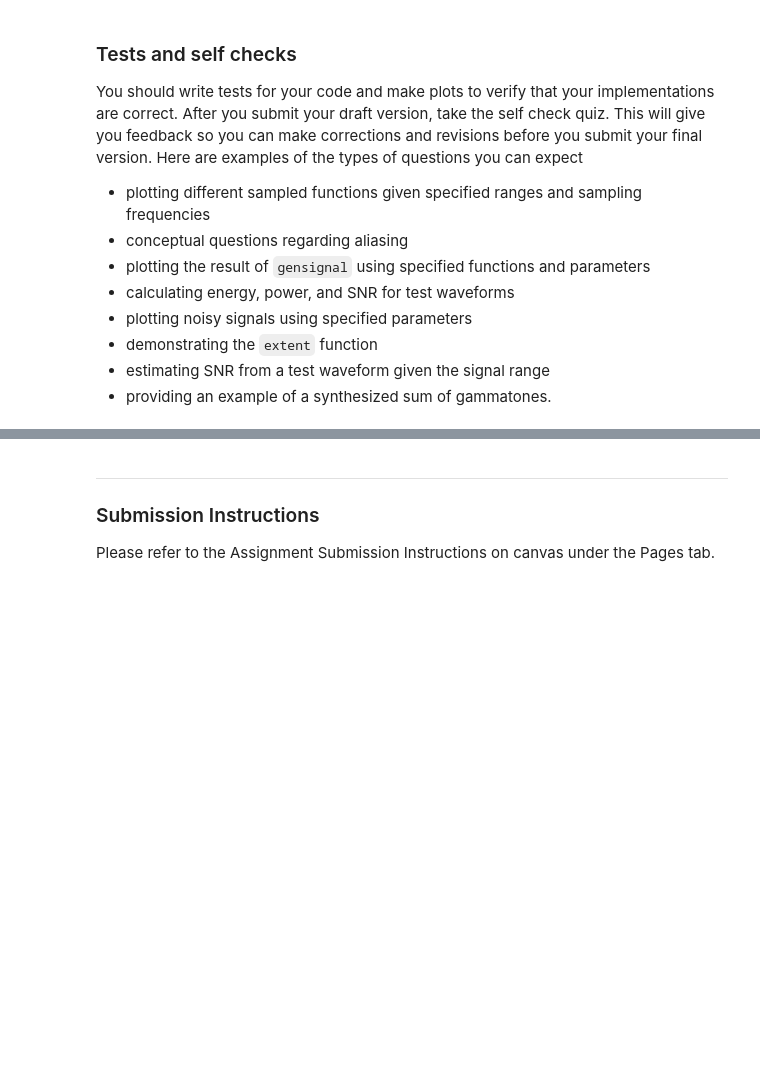
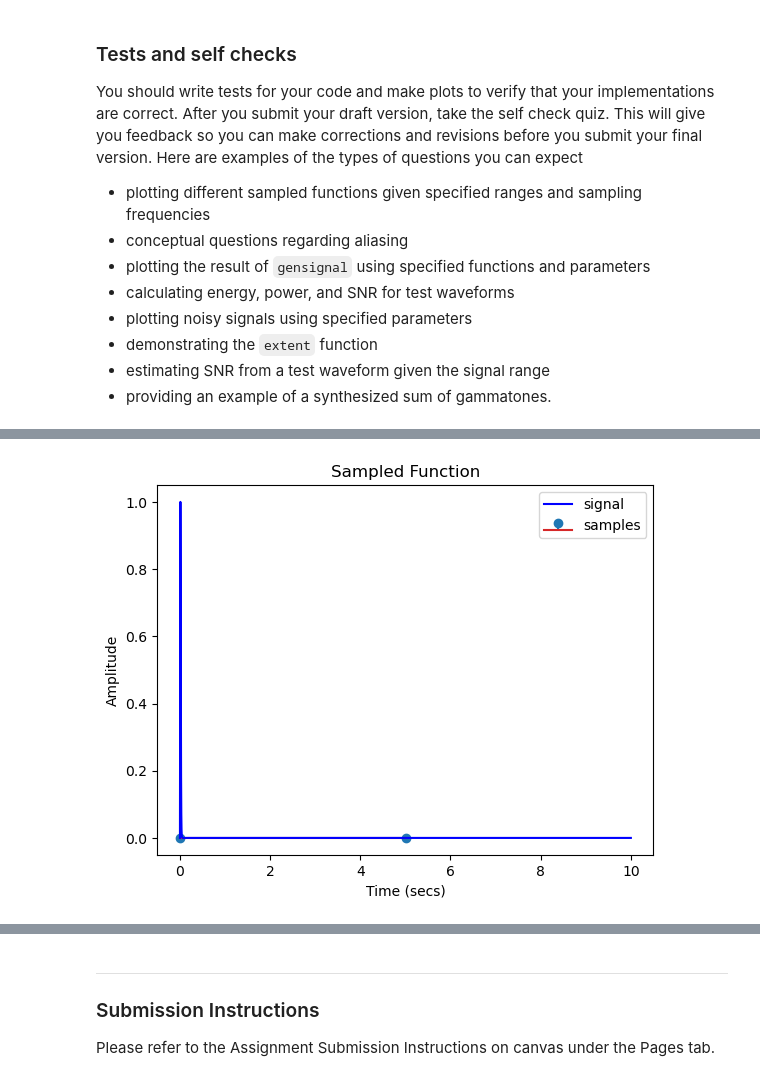
Before and after one commit to sakinkirti/CSDS364, a Jupyter notebook: A3a/A3a_sak207.ipynb, the cells around one changed output, grey strips where cells are left out. Saved outputs shown, nothing was run; the diff lists cells and outputs as text; code cells hidden in the pictures; blank space fills up the shorter version.

```diff
--- a/A3a/A3a_sak207.ipynb
+++ b/A3a/A3a_sak207.ipynb
@@ -466,0 +472,5 @@ You should write tests for your code and make plots to verify that your implemen
+# %%
+# Q2 - Insert a plot of a 200 Hz gammatone sampled at 1000 Hz.
+plot_sampled_function(g=f.gammatone, f=200, fs=1000, tlim=(0, 10))
+# %% [output]
+[figure, added]
```
Also changed, not shown: parts of 19 cells of this notebook, 6 other files.
